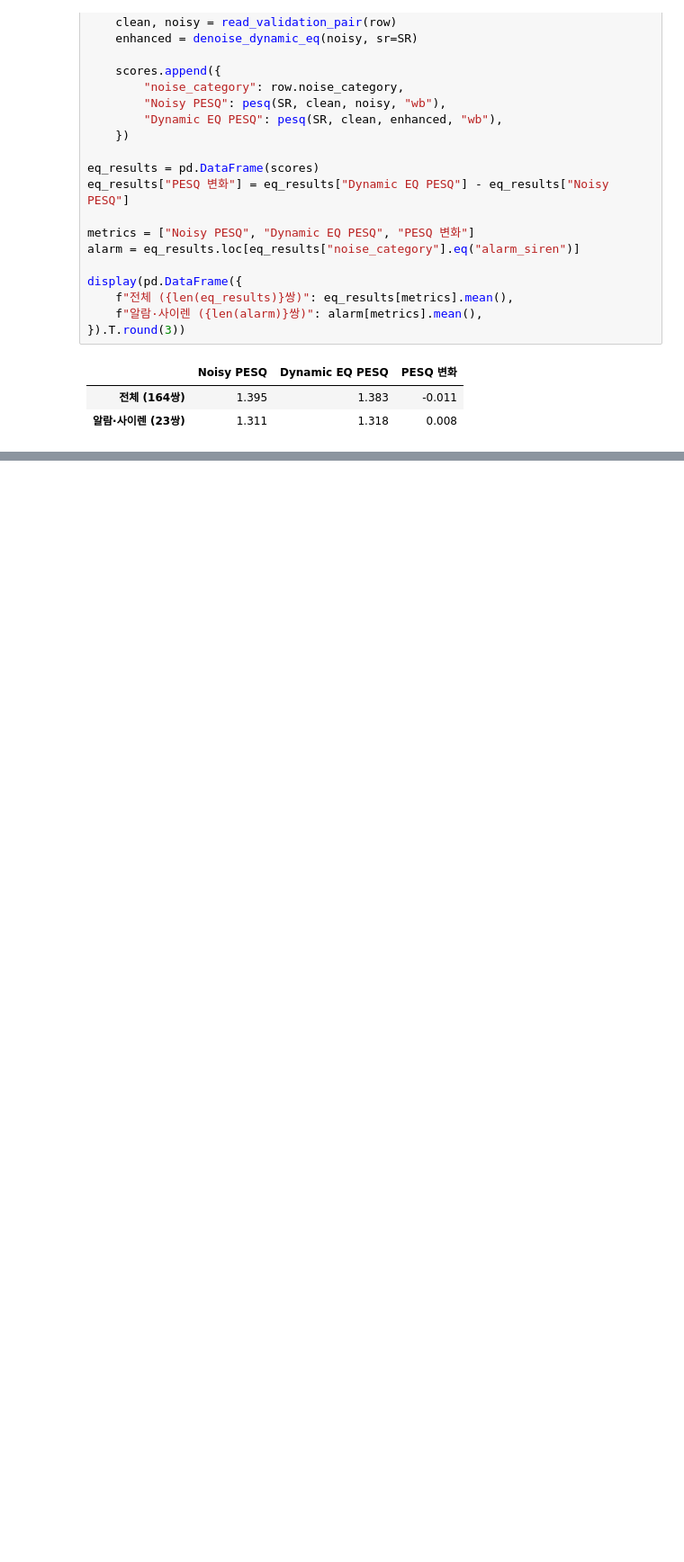
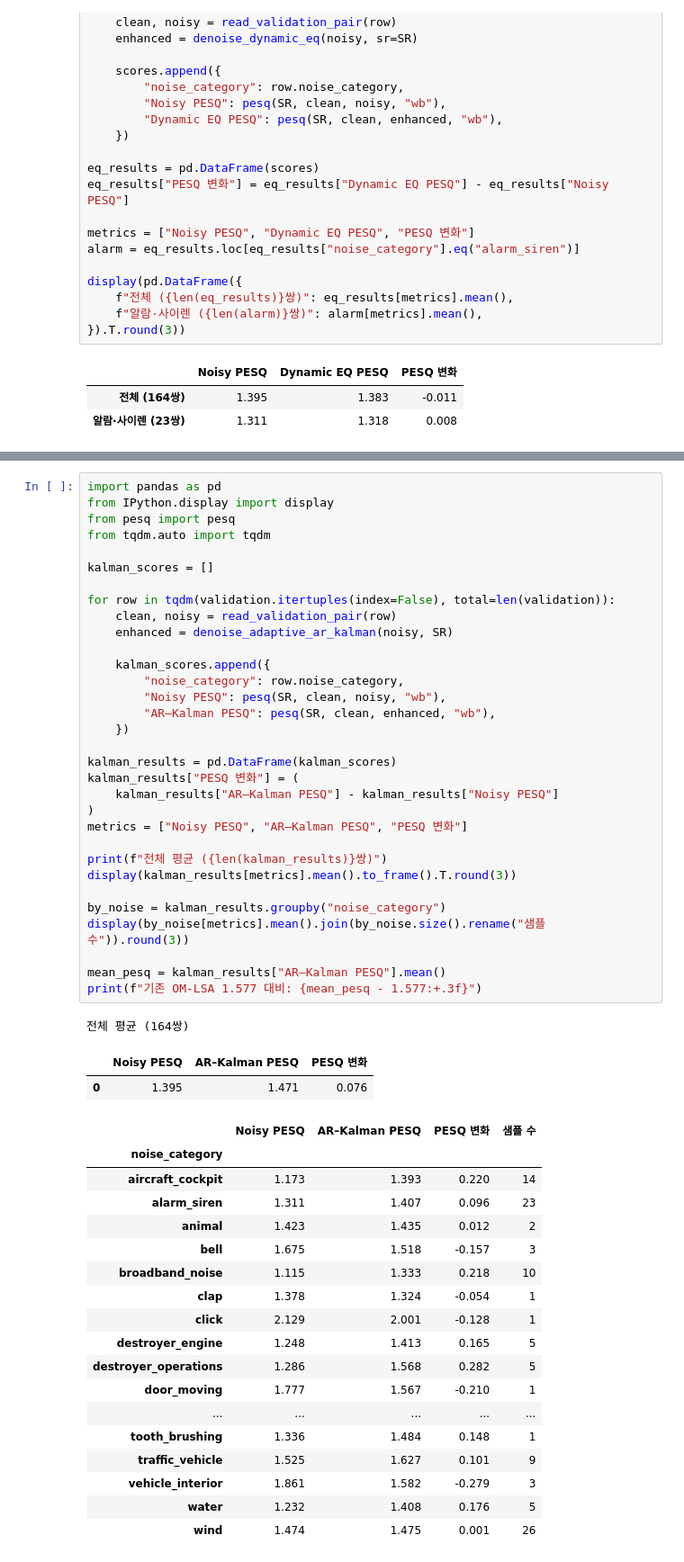
Before and after one commit to futuregunmulju/2026-Signals-and-Systems-Speech-Noise-Reduction, a Jupyter notebook: Challenge1_Speech_Noise_Reduction_Algorithms.ipynb, the cells around one changed output, grey strips where cells are left out. Shown at 90% size. Saved outputs shown, nothing was run; the diff lists cells and outputs as text; blank space fills up the shorter version.

```diff
--- a/Challenge1_Speech_Noise_Reduction_Algorithms.ipynb
+++ b/Challenge1_Speech_Noise_Reduction_Algorithms.ipynb
@@ -551,0 +644,54 @@ display(pd.DataFrame({
+# %%
+import pandas as pd
+from IPython.display import display
+from pesq import pesq
+from tqdm.auto import tqdm
+
+kalman_scores = []
+
+for row in tqdm(validation.itertuples(index=False), total=len(validation)):
+    clean, noisy = read_validation_pair(row)
+    enhanced = denoise_adaptive_ar_kalman(noisy, SR)
+
+    kalman_scores.append({
+        "noise_category": row.noise_category,
+        "Noisy PESQ": pesq(SR, clean, noisy, "wb"),
+        "AR–Kalman PESQ": pesq(SR, clean, enhanced, "wb"),
+    })
+
+kalman_results = pd.DataFrame(kalman_scores)
+kalman_results["PESQ 변화"] = (
+    kalman_results["AR–Kalman PESQ"] - kalman_results["Noisy PESQ"]
+)
+metrics = ["Noisy PESQ", "AR–Kalman PESQ", "PESQ 변화"]
+
+print(f"전체 평균 ({len(kalman_results)}쌍)")
+display(kalman_results[metrics].mean().to_frame().T.round(3))
+
+by_noise = kalman_results.groupby("noise_category")
+display(by_noise[metrics].mean().join(by_noise.size().rename("샘플 수")).round(3))
+
+mean_pesq = kalman_results["AR–Kalman PESQ"].mean()
+print(f"기존 OM-LSA 1.577 대비: {mean_pesq - 1.577:+.3f}")
+# %% [output]
+전체 평균 (164쌍)
+|  | Noisy PESQ | AR–Kalman PESQ | PESQ 변화 |
+| 0 | 1.395 | 1.471 | 0.076 |
+|  | Noisy PESQ | AR–Kalman PESQ | PESQ 변화 | 샘플 수 |
+| noise_category |  |  |  |  |
+| aircraft_cockpit | 1.173 | 1.393 | 0.220 | 14 |
+| alarm_siren | 1.311 | 1.407 | 0.096 | 23 |
+| animal | 1.423 | 1.435 | 0.012 | 2 |
+| bell | 1.675 | 1.518 | -0.157 | 3 |
+| broadband_noise | 1.115 | 1.333 | 0.218 | 10 |
+| clap | 1.378 | 1.324 | -0.054 | 1 |
+| click | 2.129 | 2.001 | -0.128 | 1 |
+| destroyer_engine | 1.248 | 1.413 | 0.165 | 5 |
+| destroyer_operations | 1.286 | 1.568 | 0.282 | 5 |
+| door_moving | 1.777 | 1.567 | -0.210 | 1 |
+| ... | ... | ... | ... | ... |
+| tooth_brushing | 1.336 | 1.484 | 0.148 | 1 |
+| traffic_vehicle | 1.525 | 1.627 | 0.101 | 9 |
+| vehicle_interior | 1.861 | 1.582 | -0.279 | 3 |
+| water | 1.232 | 1.408 | 0.176 | 5 |
+| wind | 1.474 | 1.475 | 0.001 | 26 |
```
Also changed, not shown: parts of 22 cells of this notebook.
